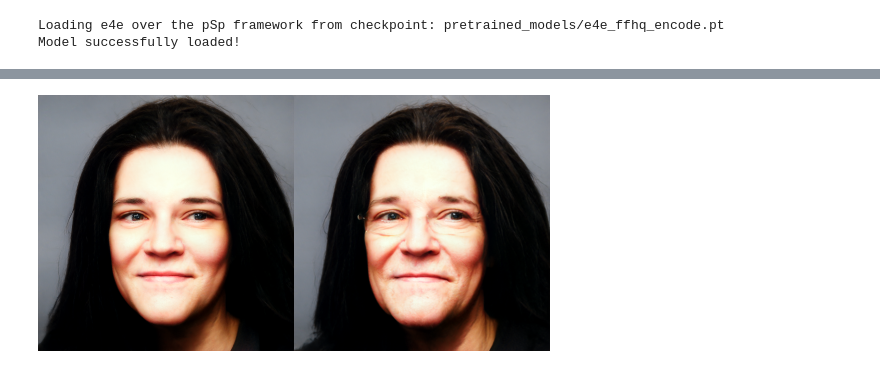
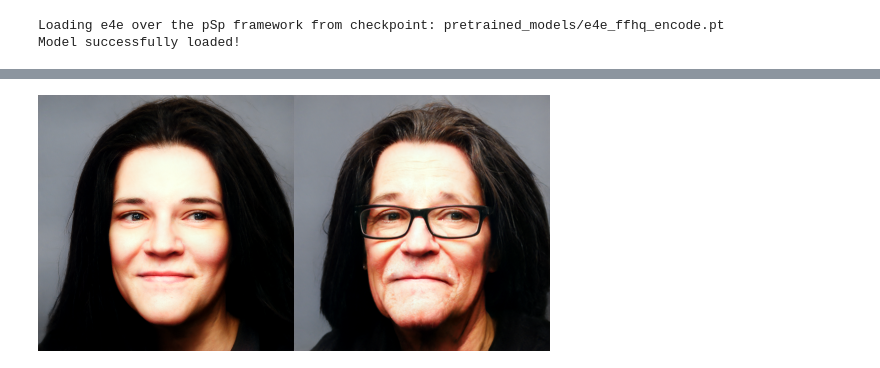
Before and after one commit to robgon-art/portraits-from-the-multiverse, a Jupyter notebook: Portraits_from_the_Multiverse_StyleCLIP_Image_Modification_with_InterFaceGAN.ipynb, the cells around one changed output, grey strips where cells are left out. Saved outputs shown, nothing was run; the diff lists cells and outputs as text; code cells hidden in the pictures.

```diff
--- a/Portraits_from_the_Multiverse_StyleCLIP_Image_Modification_with_InterFaceGAN.ipynb
+++ b/Portraits_from_the_Multiverse_StyleCLIP_Image_Modification_with_InterFaceGAN.ipynb
@@ -191,14 +191,14 @@ Inference took 0.0746 seconds.
 # %%
 #@title Modify the Image
 
 direction = 'age' #@param ["age", "smile", "pose"]
-factor = 2 #@param {type:"slider", min:-4, max:4, step:0.1}
+factor = 4 #@param {type:"slider", min:-5, max:5, step:0.1}
 
 # As an example, we currently released the age and smile directions for the FFHQ StyleGAN Generator.
 interfacegan_direction = torch.load(available_interfacegan_directions[direction]).cuda()
 
 # For a single edit:
 result = editor.apply_interfacegan(latents, interfacegan_direction, factor=factor).resize(resize_dims)
 display_alongside_source_image(result, tensor2im(result_image))
 # %% [output]
-[figure, old version]
+[figure, new version]
```
Also changed, not shown: parts of 2 cells of this notebook.
